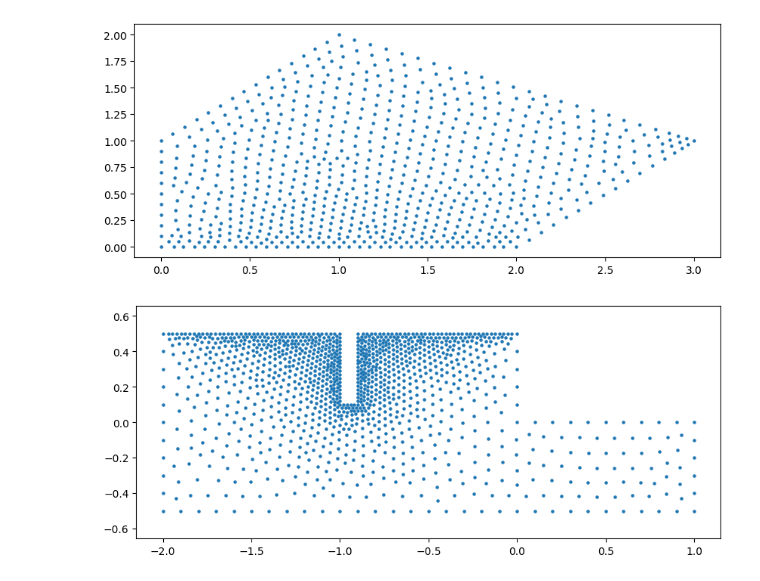
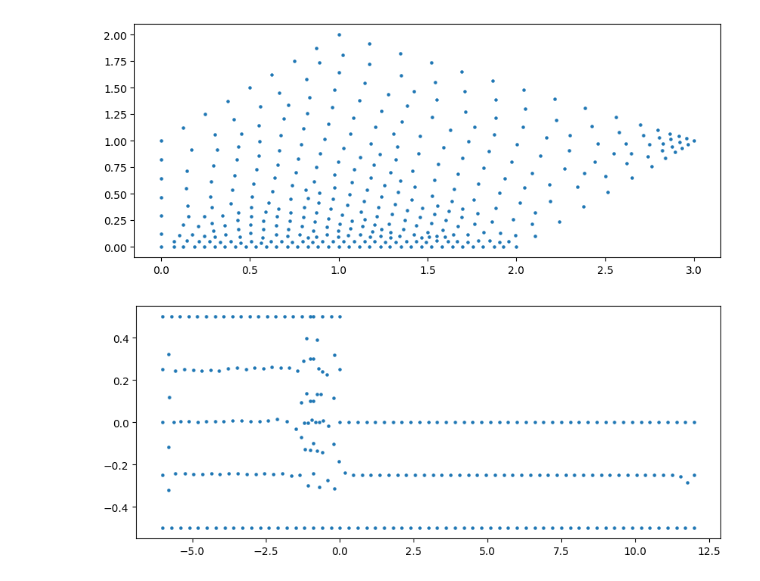
Before and after one commit to battlejacket/upt-tutorial, a Jupyter notebook: mesh.ipynb, the cells around one changed output. Saved outputs shown, nothing was run; the diff lists cells and outputs as text; code cells hidden in the pictures.

```diff
--- a/mesh.ipynb
+++ b/mesh.ipynb
@@ -29,7 +29,7 @@ with pygmsh.geo.Geometry() as geom:
             [1.0, 2.0],
             [0.0, 1.0],
         ],
-        mesh_size=0.1,
+        mesh_size=0.3,
     )
 
     field0 = geom.add_boundary_layer(
@@ -56,7 +56,7 @@ plt.scatter(mesh.points[:, 0], mesh.points[:, 1], s=5)
 # plt.axis("equal")
 plt.show()
 # %% [output]
-[figure, old version]
+[figure, new version]
 # %%
 from shapely.geometry import Point, LineString, Polygon
 import numpy as np
@@ -65,8 +65,8 @@ import torch
 
 
 def ffsGeo(Lo, Ho):
-    xMax = 1
-    xMin = -2
+    xMax = 12
+    xMin = -6
     Wo = 0.1
     bPoints = [
         [xMin, 0.5], [-Lo, 0.5], [-Lo, 0.5 - Ho],
@@ -76,20 +76,16 @@ def ffsGeo(Lo, Ho):
     with pygmsh.geo.Geometry() as geom:
         poly = geom.add_polygon(
             bPoints,
-            mesh_size=0.1,
+            mesh_size=0.3,
         )
 
-        fields = []
-        for curve in poly.curves[0:5]:
-            field = geom.add_boundary_layer(
-                edges_list=[curve],
-                lcmin=0.02, # min cell size
-                lcmax=0.1, # max cell size
-                distmin=0.0, # min wall distance
-                distmax=0.05, # max wall distance (distmax-distmin=thichness of boundary layer)
-                )
-            fields.append(field)
-
+        # field0 = geom.add_boundary_layer(
+        #     edges_list=[poly.curves[0]],
+        #     lcmin=0.05, # min cell size
+        #     lcmax=0.2, # max cell size
+        #     distmin=0.0, # min wall distance
+        #     distmax=0.2, # max wall distance (distmax-distmin=thichness of boundary layer)
+        # )
         # field1 = geom.add_boundary_layer(
         #     nodes_list=[poly.points[2]],
         #     lcmin=0.05,
@@ -97,12 +93,12 @@ def ffsGeo(Lo, Ho):
         #     distmin=0.1,
         #     distmax=0.4,
         # )
-        geom.set_background_mesh(fields, operator="Min")
+        # geom.set_background_mesh([field0, field1], operator="Min")
 
         mesh = geom.generate_mesh()
 
     boundary = LineString(bPoints)
-    return {'poly': poly, 'geo': geom, 'mesh': mesh}
+    return {'boundary': boundary, 'geo': geom, 'mesh': mesh}
 # %%
 ffsGeom = ffsGeo(Lo=1, Ho=0.4)
 mesh = ffsGeom['mesh']
@@ -111,9 +105,9 @@ poly = ffsGeom['poly']
 # %%
 
 # Visualize
 plt.figure(figsize=(10, 4))
 plt.scatter(mesh.points[:, 0], mesh.points[:, 1], s=5)
-plt.axis("equal")
+# plt.axis("equal")
 plt.show()
 # %% [output]
-[figure, old version]
+[figure, new version]
```
Also changed, not shown: parts of 1 cell of this notebook.
